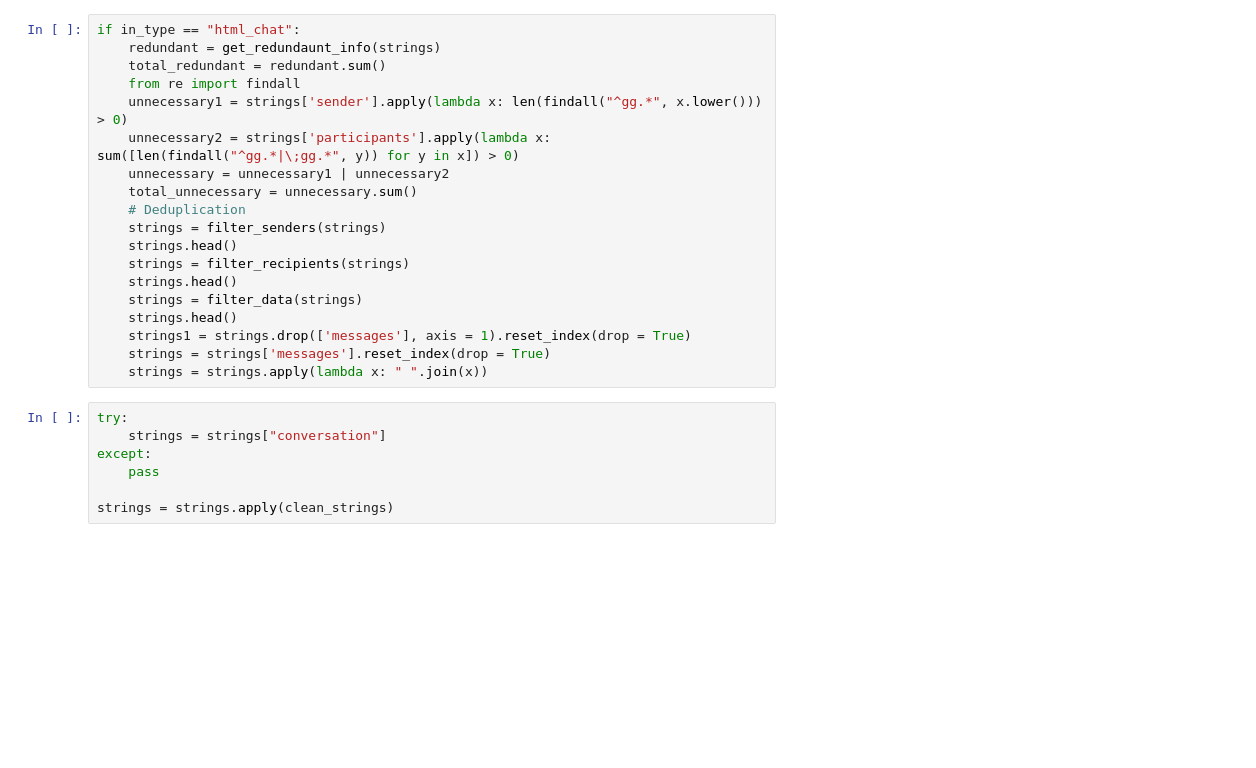
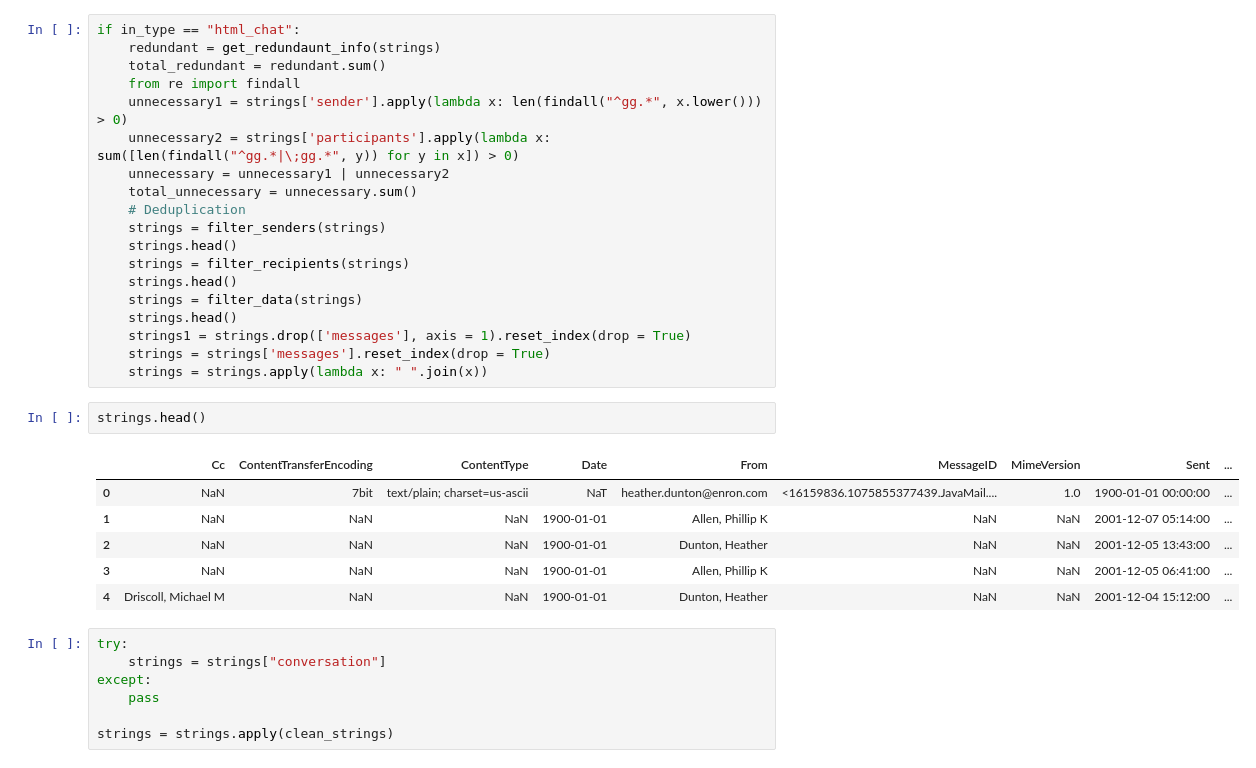
Before and after one commit to SNaveenMathew/TextMining, a Jupyter notebook: main.ipynb, the cells around one changed output. Saved outputs shown, nothing was run; the diff lists cells and outputs as text; blank space fills up the shorter version.

```diff
--- a/main.ipynb
+++ b/main.ipynb
@@ -83,6 +97,15 @@ if in_type == "html_chat":
     strings1 = strings.drop(['messages'], axis = 1).reset_index(drop = True)
     strings = strings['messages'].reset_index(drop = True)
     strings = strings.apply(lambda x: " ".join(x))
+# %%
+strings.head()
+# %% [output]
+|  | Cc | ContentTransferEncoding | ContentType | Date | From | MessageID | MimeVersion | Sent | ... |
+| 0 | NaN | 7bit | text/plain; charset=us-ascii | NaT | heather.dunton@enron.com | <16159836.1075855377439.JavaMail.... | 1.0 | 1900-01-01 00:00:00 | ... |
+| 1 | NaN | NaN | NaN | 1900-01-01 | Allen, Phillip K | NaN | NaN | 2001-12-07 05:14:00 | ... |
+| 2 | NaN | NaN | NaN | 1900-01-01 | Dunton, Heather | NaN | NaN | 2001-12-05 13:43:00 | ... |
+| 3 | NaN | NaN | NaN | 1900-01-01 | Allen, Phillip K | NaN | NaN | 2001-12-05 06:41:00 | ... |
+| 4 | Driscoll, Michael M | NaN | NaN | 1900-01-01 | Dunton, Heather | NaN | NaN | 2001-12-04 15:12:00 | ... |
 # %%
 try:
     strings = strings["conversation"]
```
Also changed, not shown: parts of 9 cells of this notebook, 1 other file.
